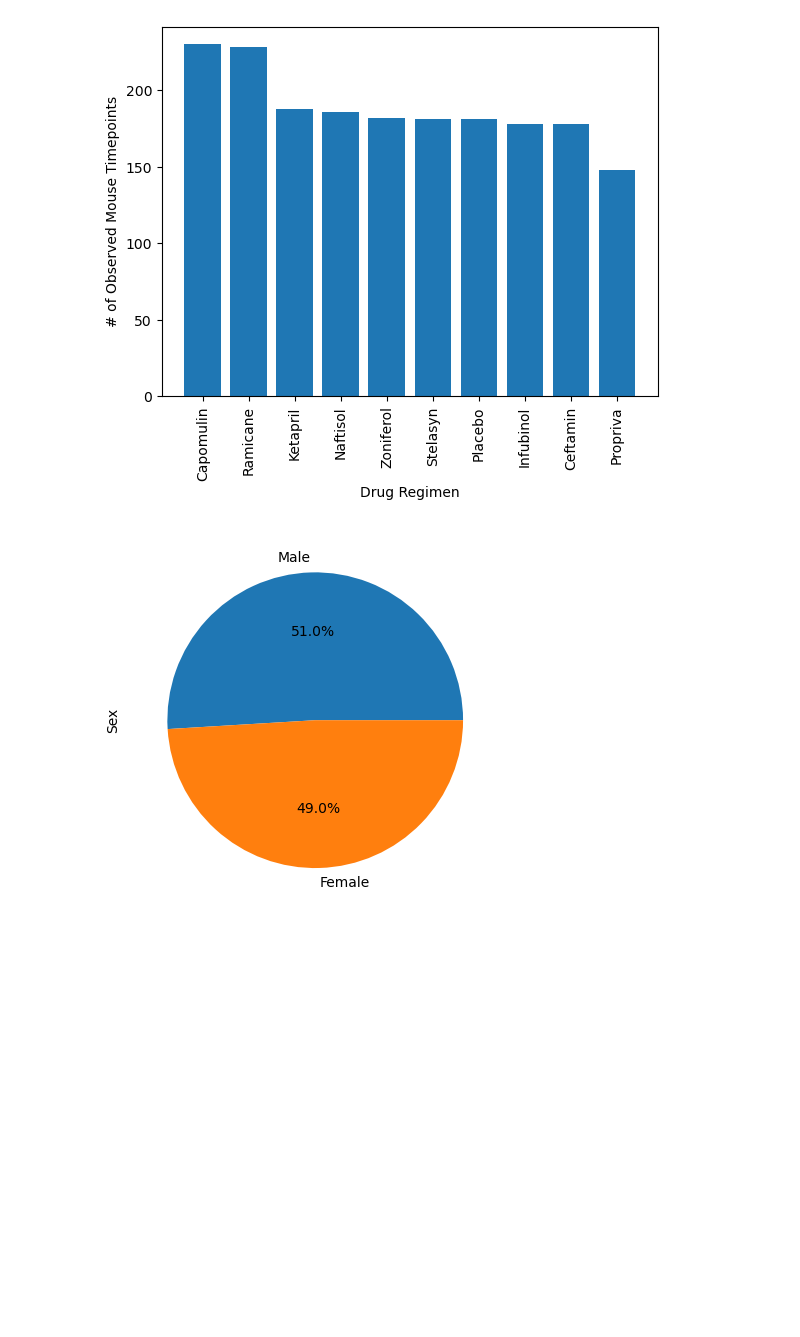
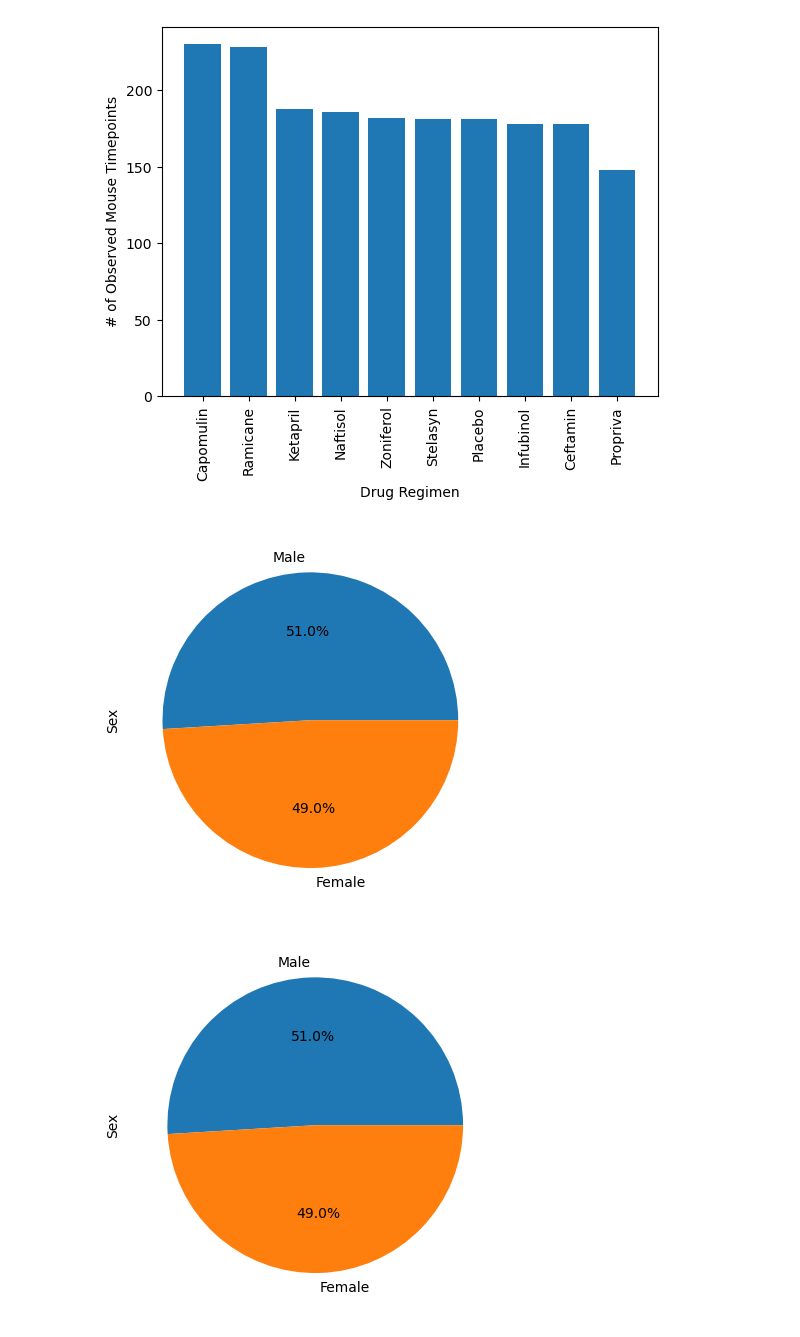
Before and after one commit to xoffvsg/matplotlib_challenge, a Jupyter notebook: Pymaceuticals/pymaceuticals_starter.ipynb, the cells around one changed output. Cells and saved outputs as stored; diff of their text form; code cells hidden in the pictures; blank space fills up the shorter version.

```diff
--- a/Pymaceuticals/pymaceuticals_starter.ipynb
+++ b/Pymaceuticals/pymaceuticals_starter.ipynb
@@ -196,6 +208,9 @@ drug_stat2_df
 [figure]
 # %%
 # Generate a pie plot showing the distribution of female versus male mice using Pandas
+pie1=mice2_df['Sex'].value_counts().plot.pie(ylabel='Sex',autopct='%1.1f%%')
+# %% [output]
+[figure, added]
 # %%
 # Generate a pie plot showing the distribution of female versus male mice using Pandas          # To be removed
 # %% [output]
```
Also changed, not shown: parts of 5 cells of this notebook.
